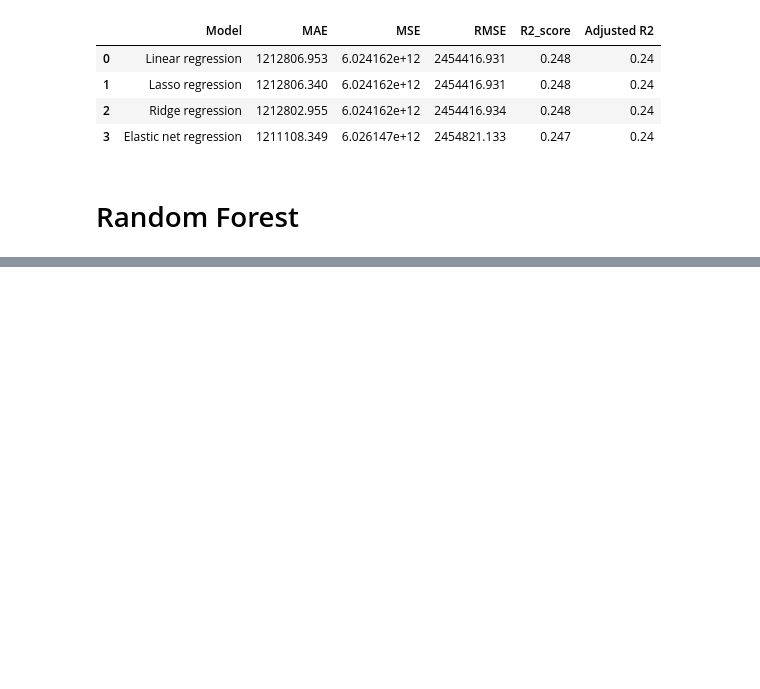
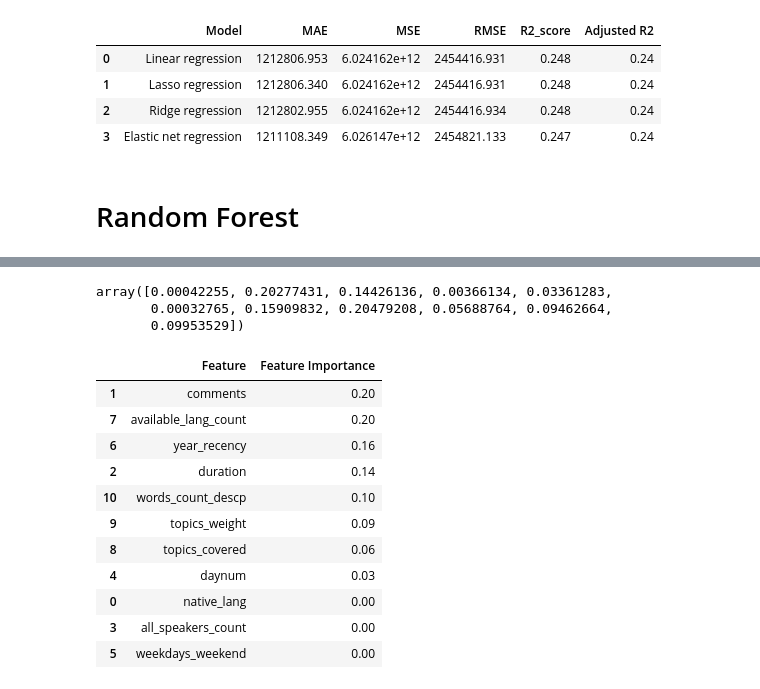
Before and after one commit to Keshav1506/Ted-Talks-views-Prediction-Model, a Jupyter notebook: Ted_Talk_Prediction.ipynb, the cells around one changed output, grey strips where cells are left out. Cells and saved outputs as stored; diff of their text form; code cells hidden in the pictures; blank space fills up the shorter version.

```diff
--- a/Ted_Talk_Prediction.ipynb
+++ b/Ted_Talk_Prediction.ipynb
@@ -794,0 +889,30 @@ print("Adjusted R2 :",1-(1-r2_score((y_test), (y_pred_test_r)))*((X_test.shape[0
+# %%
+rf_model.feature_importances_
+# %% [output]
+array([0.00042255, 0.20277431, 0.14426136, 0.00366134, 0.03361283,
+       0.00032765, 0.15909832, 0.20479208, 0.05688764, 0.09462664,
+       0.09953529])
+# %%
+importances = rf_model.feature_importances_
+
+importance_dict = {'Feature' : list(X_train.columns),
+                   'Feature Importance' : importances}
+
+importance_df = pd.DataFrame(importance_dict)
+# %%
+importance_df['Feature Importance'] = round(importance_df['Feature Importance'],2)
+# %%
+importance_df.sort_values(by=['Feature Importance'],ascending=False)
+# %% [output]
+|  | Feature | Feature Importance |
+| 1 | comments | 0.20 |
+| 7 | available_lang_count | 0.20 |
+| 6 | year_recency | 0.16 |
+| 2 | duration | 0.14 |
+| 10 | words_count_descp | 0.10 |
+| 9 | topics_weight | 0.09 |
+| 8 | topics_covered | 0.06 |
+| 4 | daynum | 0.03 |
+| 0 | native_lang | 0.00 |
+| 3 | all_speakers_count | 0.00 |
+| 5 | weekdays_weekend | 0.00 |
```
Also changed, not shown: parts of 32 cells of this notebook.
